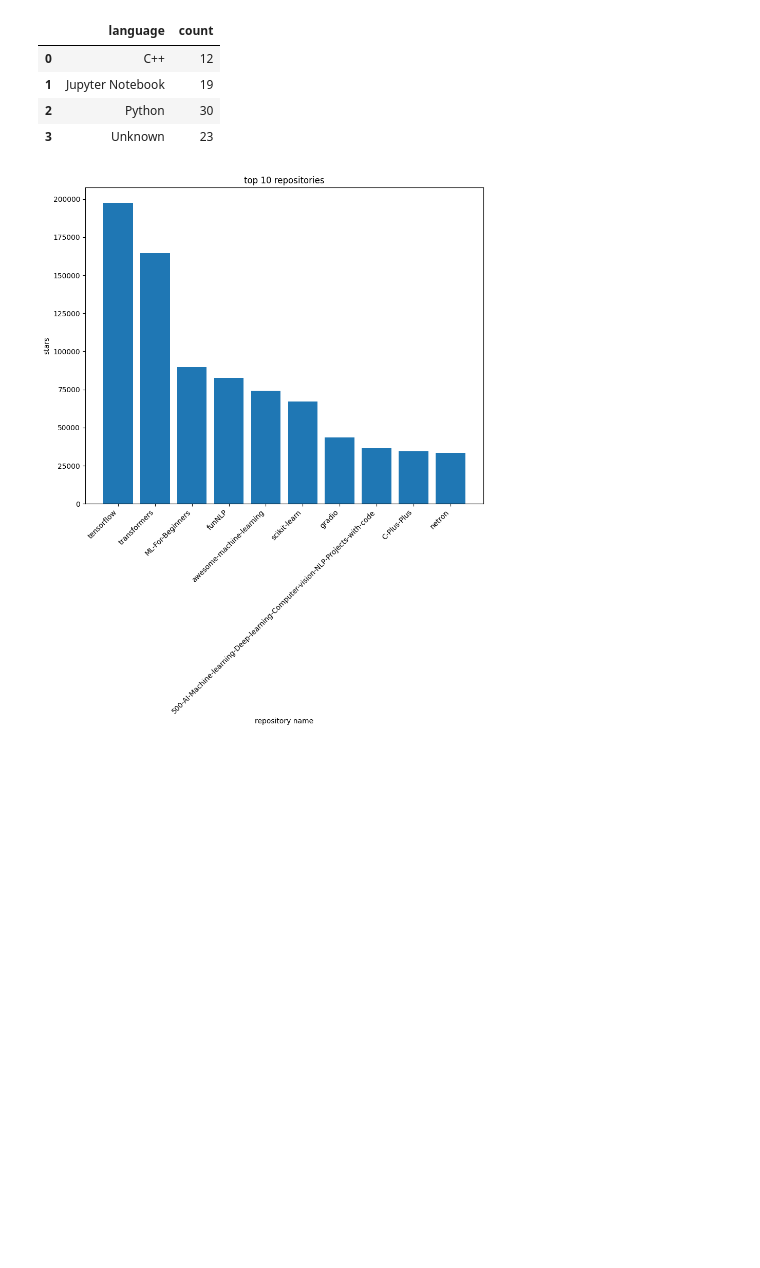
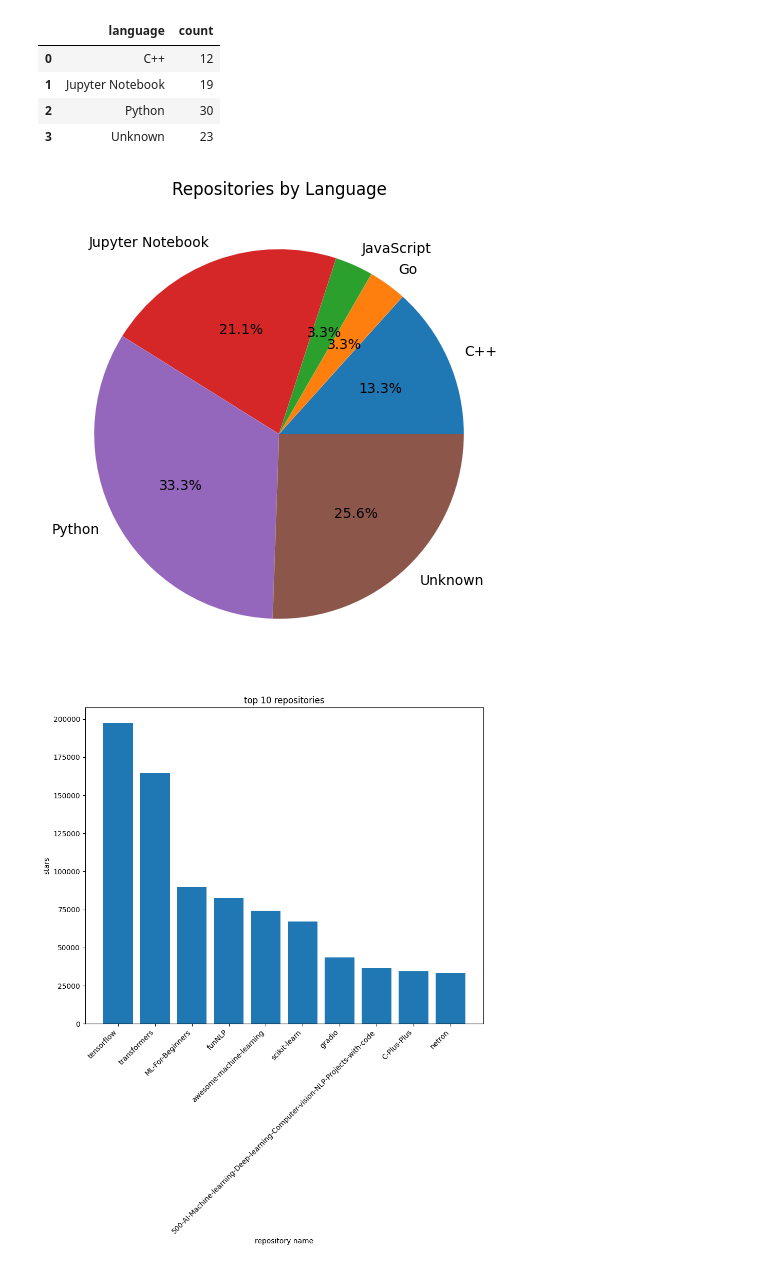
Before and after one commit to felopoateer/github-analysis-project, a Jupyter notebook: LV3_SecondTermProject_felopateer_DECI4_S_416205.ipynb, the cells around one changed output. Drawn from its saved outputs; the diff is of its cells as text; code cells hidden in the pictures; blank space fills up the shorter version.

```diff
--- a/LV3_SecondTermProject_felopateer_DECI4_S_416205.ipynb
+++ b/LV3_SecondTermProject_felopateer_DECI4_S_416205.ipynb
@@ -286,6 +286,14 @@ pd.read_sql(
 top_10 = pd.read_sql(
     "SELECT name, stars FROM Repositories ORDER BY stars DESC LIMIT 10;", conn
 )
+# %%
+lang_counts = pd.read_sql("SELECT language, COUNT(*) AS count FROM Repositories GROUP BY language HAVING count > 2;", conn)
+plt.figure(figsize=(6, 6))
+plt.pie(lang_counts['count'], labels=lang_counts['language'], autopct='%1.1f%%')
+plt.title("Repositories by Language")
+plt.show()
+# %% [output]
+[figure, added]
 # %%
 plt.figure(figsize=(10, 8))
 plt.bar(top_10["name"], top_10["stars"])
```
Also changed, not shown: parts of 9 cells of this notebook.
